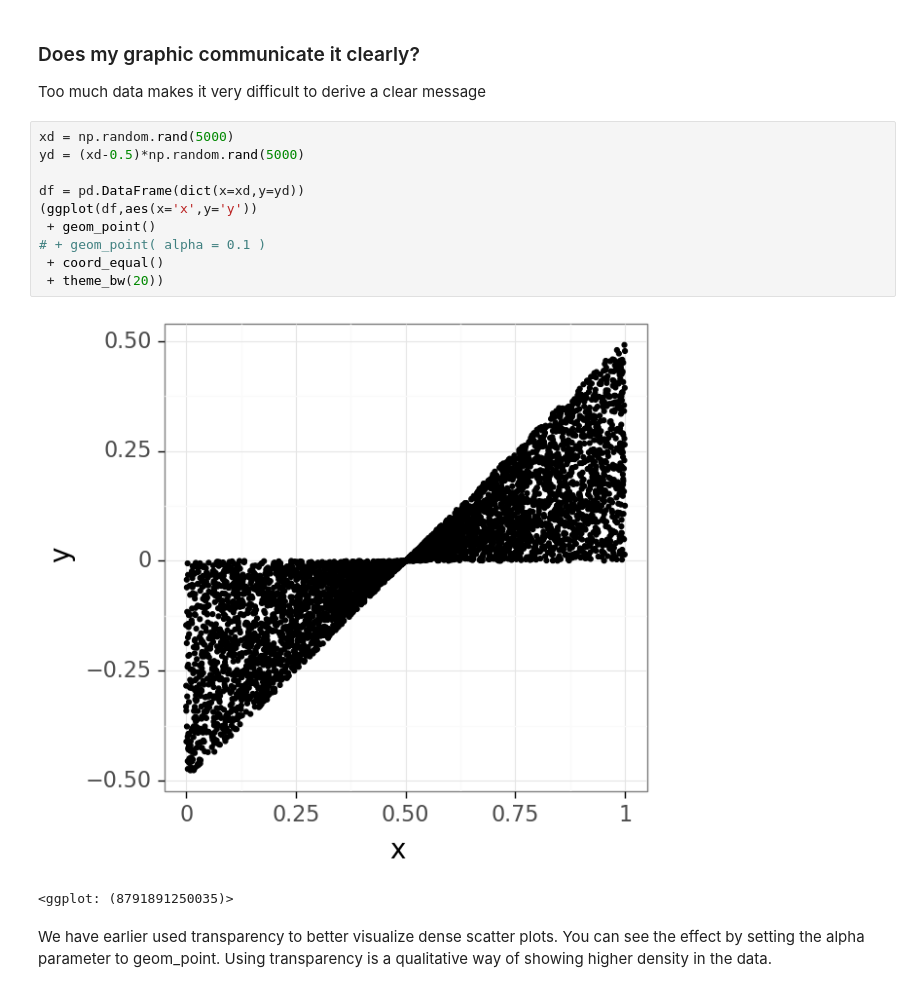
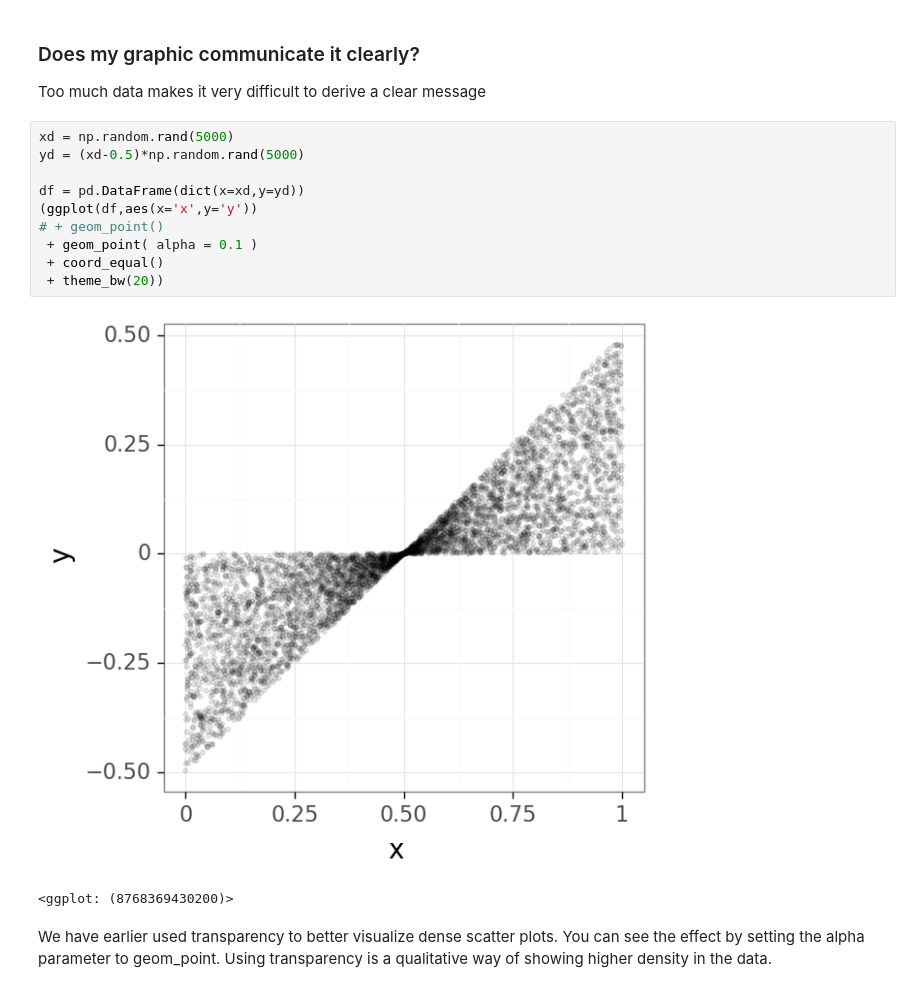
Before and after one commit to ImagingLectures/Quantitative-Big-Imaging-2021, a Jupyter notebook: Lectures/Lecture-08/08-Statistics.ipynb, the cells around one changed output. Cells and saved outputs as stored; diff of their text form.

```diff
--- a/Lectures/Lecture-08/08-Statistics.ipynb
+++ b/Lectures/Lecture-08/08-Statistics.ipynb
@@ -1616,16 +1620,16 @@ Too much data makes it very difficult to derive a clear message
 # %%
 xd = np.random.rand(5000)
 yd = (xd-0.5)*np.random.rand(5000)
 
 df = pd.DataFrame(dict(x=xd,y=yd))
 (ggplot(df,aes(x='x',y='y'))
- + geom_point()
-# + geom_point( alpha = 0.1 )
+# + geom_point()
+ + geom_point( alpha = 0.1 )
  + coord_equal()
  + theme_bw(20))
 # %% [output]
-[figure, old version]
+[figure, new version]
-<ggplot: (8791891250035)>
+<ggplot: (8768369430200)>
 # %% [markdown]
 We have earlier used transparency to better visualize dense scatter plots. You can see the effect by setting the alpha parameter to geom_point. Using transparency is a qualitative way of showing higher density in the data.
 # %% [markdown]
```
Also changed, not shown: parts of 12 cells of this notebook.
